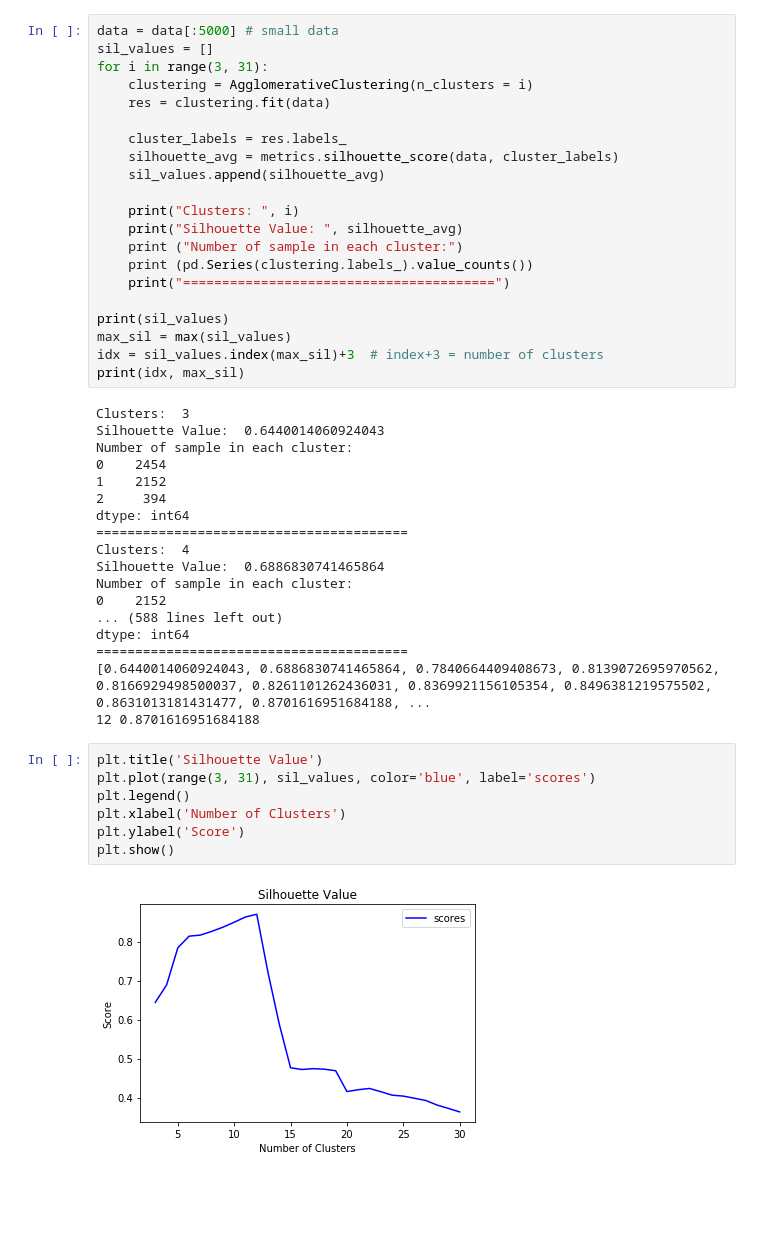
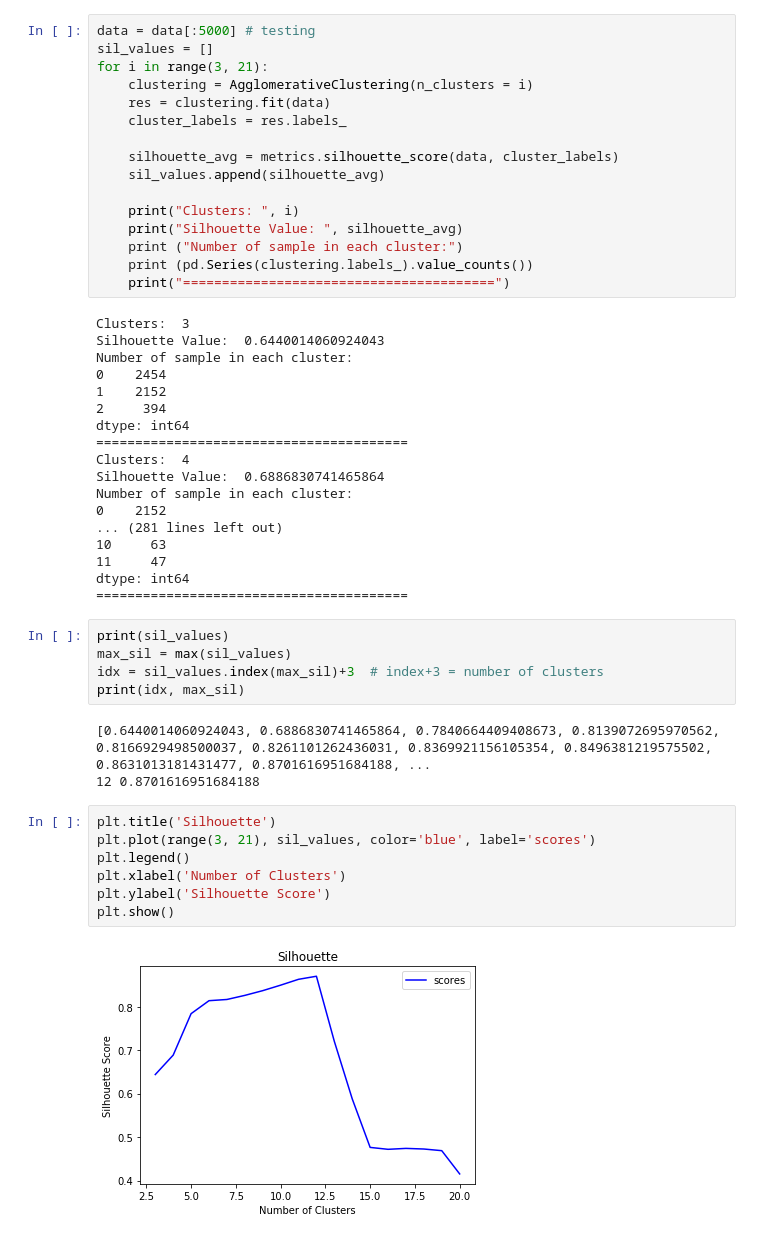
Before and after one commit to arrowill74/DM_HW3, a Jupyter notebook: AGNES.ipynb, the cells around one changed output. Drawn from its saved outputs; the diff is of its cells as text; blank space fills up the shorter version.

Commit message:
plot

```diff
--- a/AGNES.ipynb
+++ b/AGNES.ipynb
@@ -48,11 +100,11 @@ LATITUDE                      float64
 # %%
-data = data[:5000] # small data
+data = data[:5000] # testing
 sil_values = []
-for i in range(3, 31):
+for i in range(3, 21):
     clustering = AgglomerativeClustering(n_clusters = i)
     res = clustering.fit(data)
+    cluster_labels = res.labels_
 
-    cluster_labels = res.labels_
     silhouette_avg = metrics.silhouette_score(data, cluster_labels)
     sil_values.append(silhouette_avg)
 
@@ -61,11 +113,6 @@ for i in range(3, 31):
     print ("Number of sample in each cluster:")
     print (pd.Series(clustering.labels_).value_counts())
     print("========================================")
-
-print(sil_values)
-max_sil = max(sil_values)
-idx = sil_values.index(max_sil)+3  # index+3 = number of clusters
-print(idx, max_sil)
 # %% [output]
 Clusters:  3
 Silhouette Value:  0.6440014060924043
@@ -79,17 +126,25 @@ Clusters:  4
 Silhouette Value:  0.6886830741465864
 Number of sample in each cluster:
 0    2152
-... (588 lines left out)
+... (281 lines left out)
+10     63
+11     47
 dtype: int64
 ========================================
-[0.6440014060924043, 0.6886830741465864, 0.7840664409408673, 0.8139072695970562, 0.8166929498500037, 0.8261101262436031, 0.8369921156105354, 0.8496381219575502, 0.8631013181431477, 0.8701616951684188, ...
-12 0.8701616951684188
+# %%
+print(sil_values)
+max_sil = max(sil_values)
+idx = sil_values.index(max_sil)+3  # index+3 = number of clusters
+print(idx, max_sil)
+# %% [output]
+[0.6440014060924043, 0.6886830741465864, 0.7840664409408673, 0.8139072695970562, 0.8166929498500037, 0.8261101262436031, 0.8369921156105354, 0.8496381219575502, 0.8631013181431477, 0.8701616951684188, ...
+12 0.8701616951684188
 # %%
-plt.title('Silhouette Value')
-plt.plot(range(3, 31), sil_values, color='blue', label='scores')
+plt.title('Silhouette')
+plt.plot(range(3, 21), sil_values, color='blue', label='scores')
 plt.legend()
 plt.xlabel('Number of Clusters')
-plt.ylabel('Score')
+plt.ylabel('Silhouette Score')
 plt.show()
 # %% [output]
-[figure, old version]
+[figure, new version]
```
Also changed, not shown: parts of 9 cells of this notebook, 1 other file.
